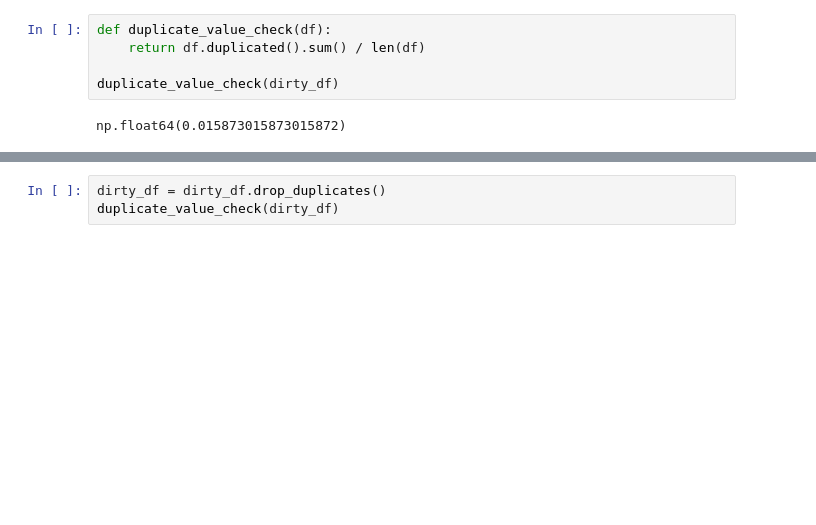
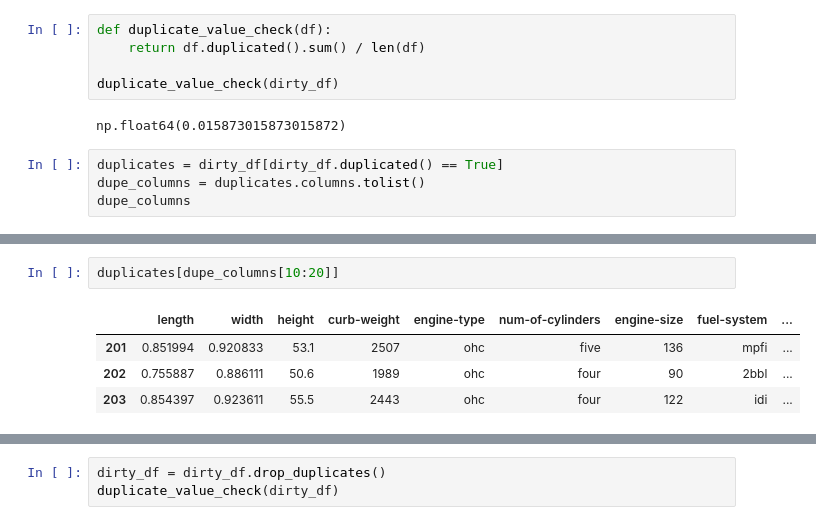
Before and after one commit to sherary/assignment-data-pipeline-sherary, a Jupyter notebook: src/eda.ipynb, the cells around one changed output, grey strips where cells are left out. Drawn from its saved outputs; the diff is of its cells as text; blank space fills up the shorter version.

```diff
--- a/src/eda.ipynb
+++ b/src/eda.ipynb
@@ -103,3 +103,7 @@ def duplicate_value_check(df):
 duplicate_value_check(dirty_df)
 # %% [output]
 np.float64(0.015873015873015872)
+# %%
+duplicates = dirty_df[dirty_df.duplicated() == True]
+dupe_columns = duplicates.columns.tolist()
+dupe_columns
@@ -105,0 +135,7 @@ np.float64(0.015873015873015872)
+# %%
+duplicates[dupe_columns[10:20]]
+# %% [output]
+|  | length | width | height | curb-weight | engine-type | num-of-cylinders | engine-size | fuel-system | ... |
+| 201 | 0.851994 | 0.920833 | 53.1 | 2507 | ohc | five | 136 | mpfi | ... |
+| 202 | 0.755887 | 0.886111 | 50.6 | 1989 | ohc | four | 90 | 2bbl | ... |
+| 203 | 0.854397 | 0.923611 | 55.5 | 2443 | ohc | four | 122 | idi | ... |
```
Also changed, not shown: parts of 21 cells of this notebook, 4 other files.
